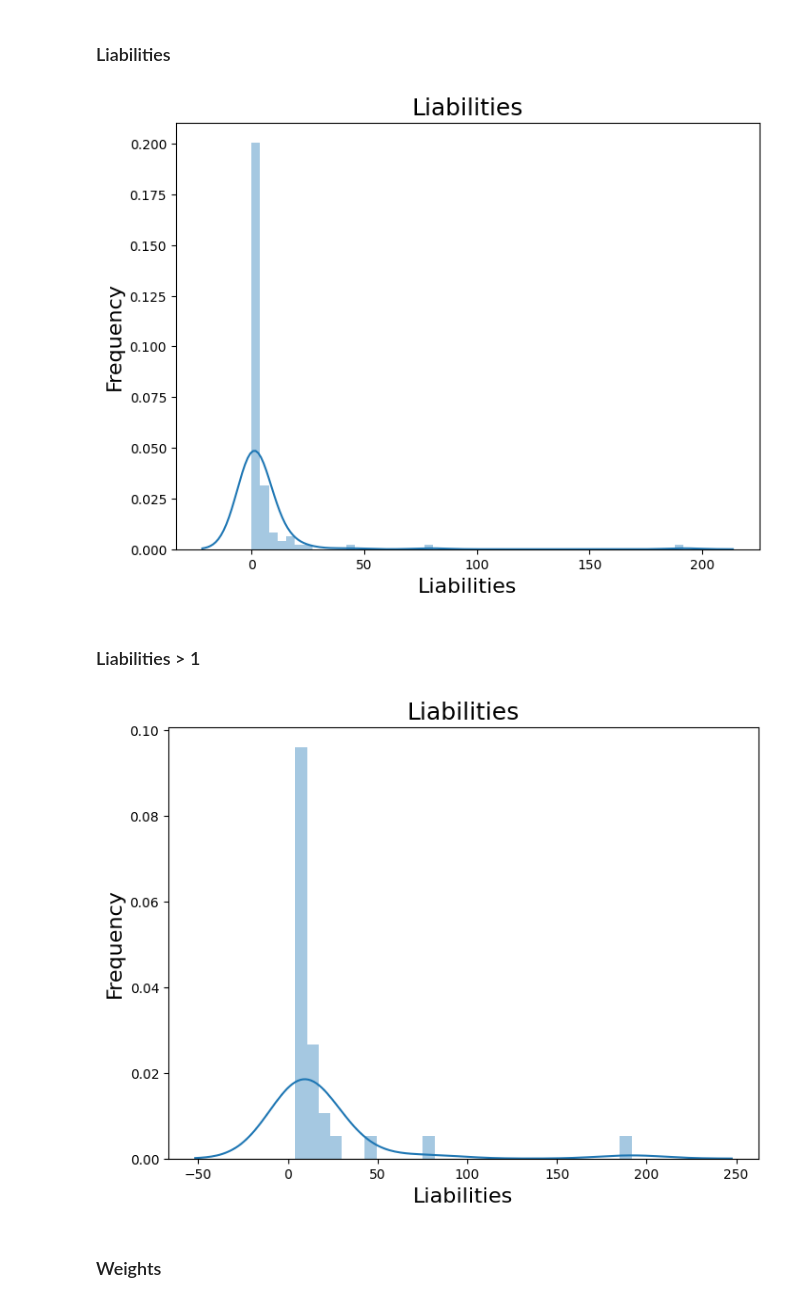
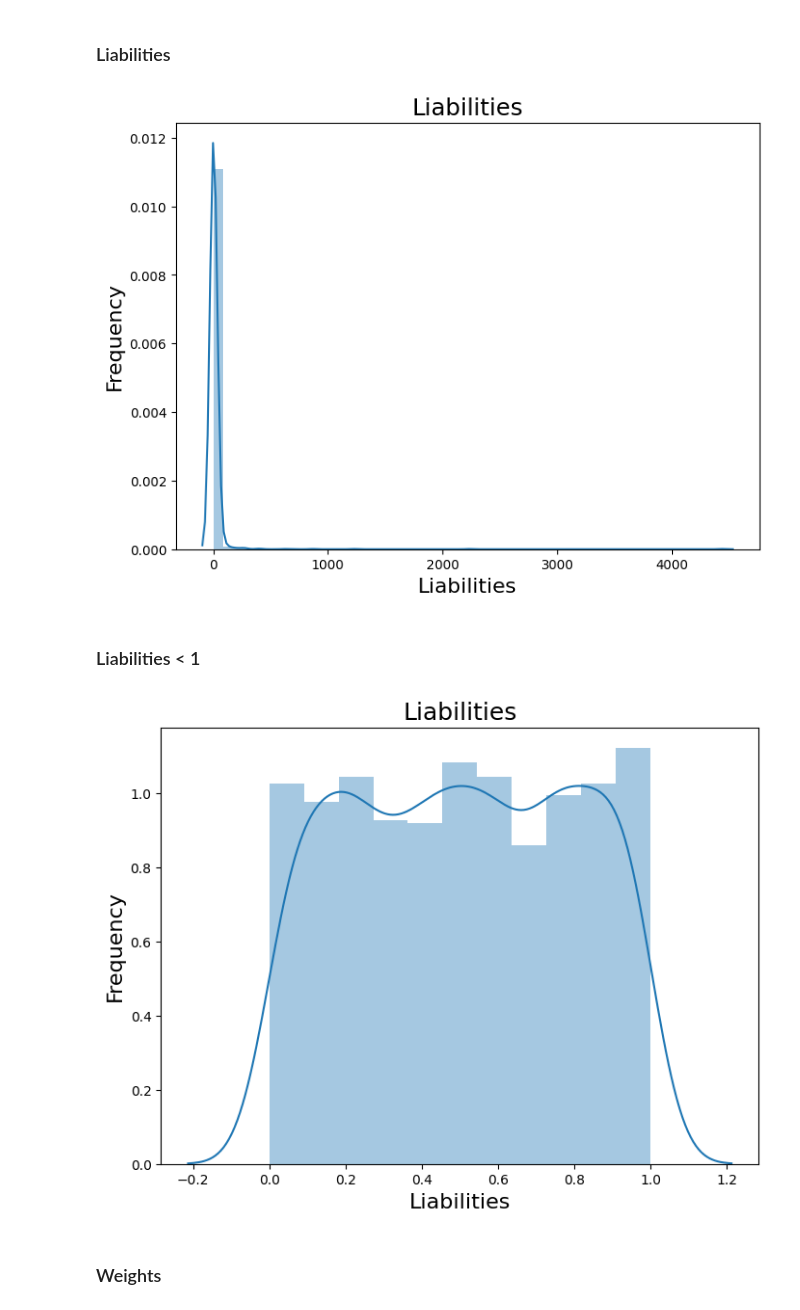
Before and after one commit to vibalcam/gnn-systemic-risk, a Jupyter notebook: notebooks/dataset.ipynb, the cells around one changed output. Drawn from its saved outputs; the diff is of its cells as text; code cells hidden in the pictures.

```diff
--- a/notebooks/dataset.ipynb
+++ b/notebooks/dataset.ipynb
@@ -11,5 +15,5 @@ import matplotlib.pyplot as plt
 # %%
-nodes = pd.read_csv('./small_network/data/nodes.csv', index_col=0)
+nodes = pd.read_csv(f'{data_dir}/data/nodes.csv', index_col=0)
 nodes.set_index('bank', inplace=True)
 nodes.head()
 # %% [output]
@@ -69,13 +73,13 @@ def plot_hist(s, name):
 # %%
 plot_hist(nodes['liabilities'], 'Liabilities')
 # %% [output]
-[figure, old version]
+[figure, new version]
 # %% [markdown]
-### Liabilities > 1
+### Liabilities < 1
 # %%
-plot_hist(nodes['liabilities'][nodes['liabilities'] > 1], 'Liabilities')
+plot_hist(nodes['liabilities'][nodes['liabilities'] < 1], 'Liabilities')
 # %% [output]
-[figure, old version]
+[figure, new version]
 # %% [markdown]
 ### Weights
 # %%
```
Also changed, not shown: parts of 36 cells of this notebook, 16 other files.
